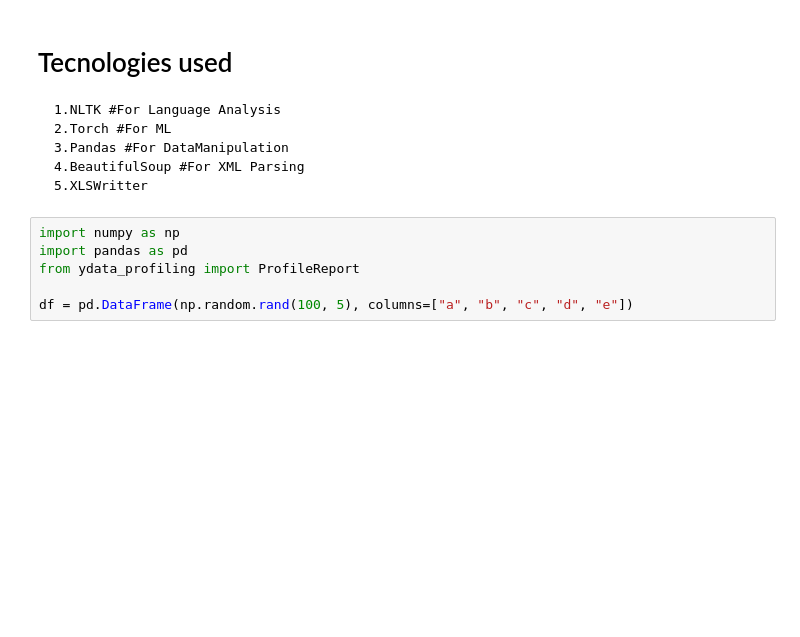
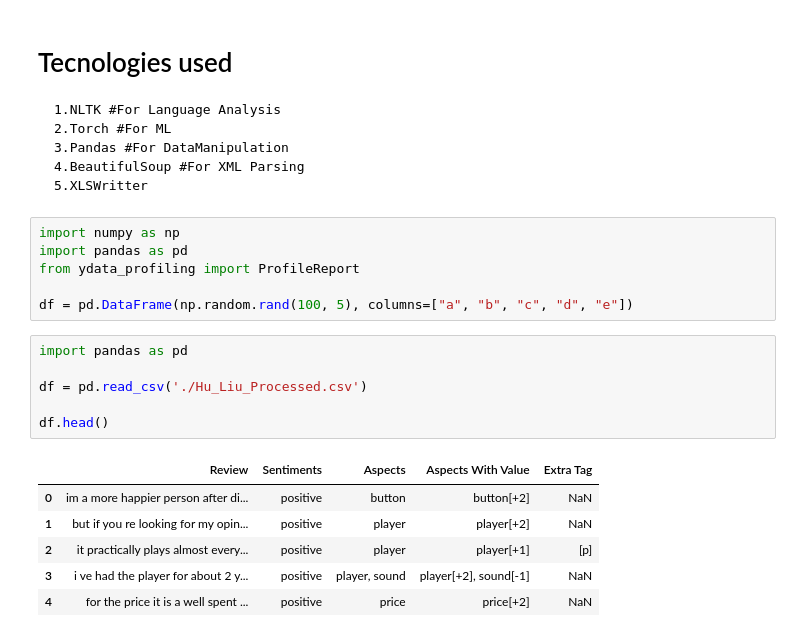
Before and after one commit to MFRSiam/SentimentAnalysis_CSE299, a Jupyter notebook: Project Notebook.ipynb, the cells around one changed output. Cells and saved outputs as stored; diff of their text form; blank space fills up the shorter version.

```diff
--- a/Project Notebook.ipynb
+++ b/Project Notebook.ipynb
@@ -177,3 +177,16 @@ import pandas as pd
 from ydata_profiling import ProfileReport
 
 df = pd.DataFrame(np.random.rand(100, 5), columns=["a", "b", "c", "d", "e"])
+# %%
+import pandas as pd
+
+df = pd.read_csv('./Hu_Liu_Processed.csv')
+
+df.head()
+# %% [output]
+|  | Review | Sentiments | Aspects | Aspects With Value | Extra Tag |
+| 0 | im a more happier person after di... | positive | button | button[+2] | NaN |
+| 1 | but if you re looking for my opin... | positive | player | player[+2] | NaN |
+| 2 | it practically plays almost every... | positive | player | player[+1] | [p] |
+| 3 | i ve had the player for about 2 y... | positive | player, sound | player[+2], sound[-1] | NaN |
+| 4 | for the price it is a well spent ... | positive | price | price[+2] | NaN |
```
Also changed, not shown: parts of 11 cells of this notebook, 7 other files.
